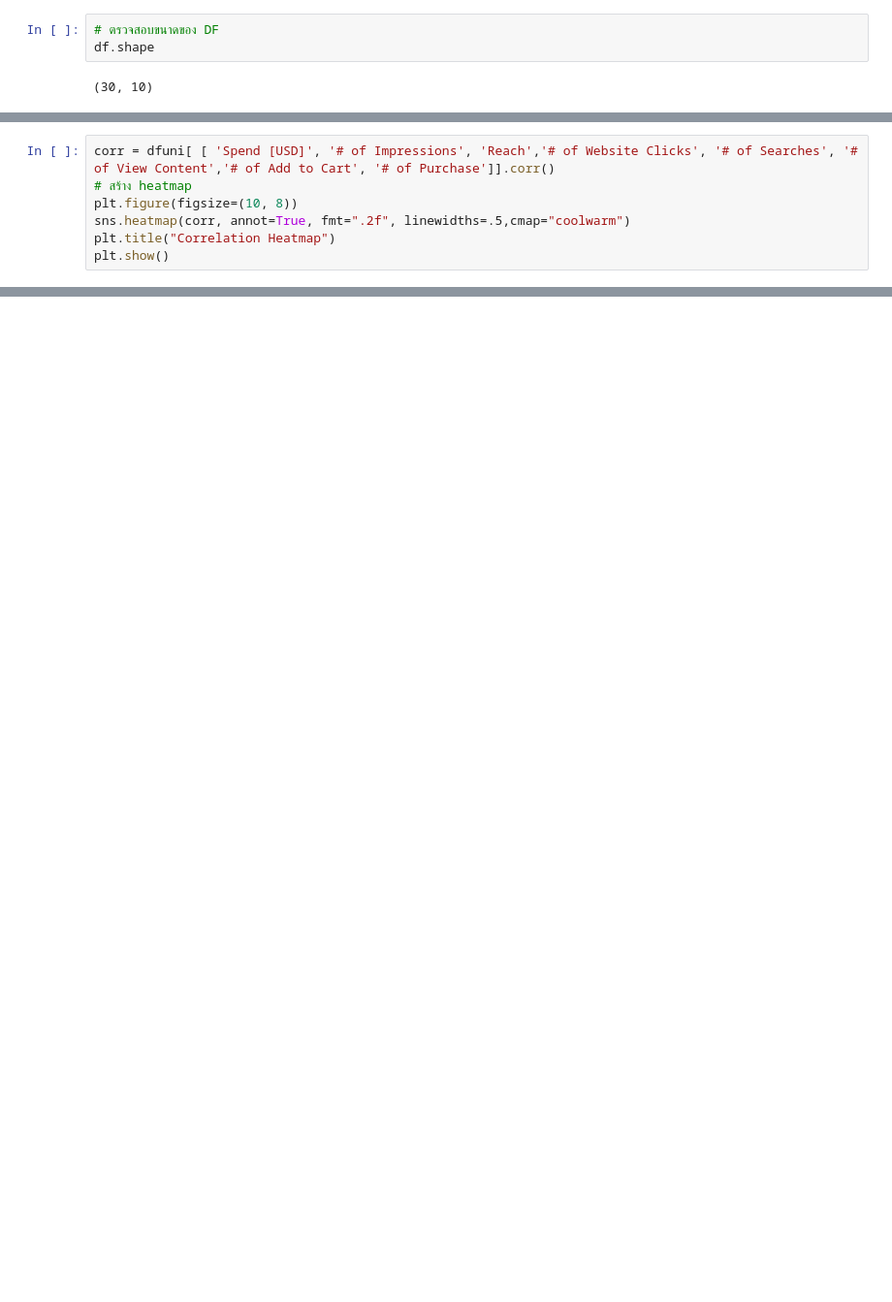
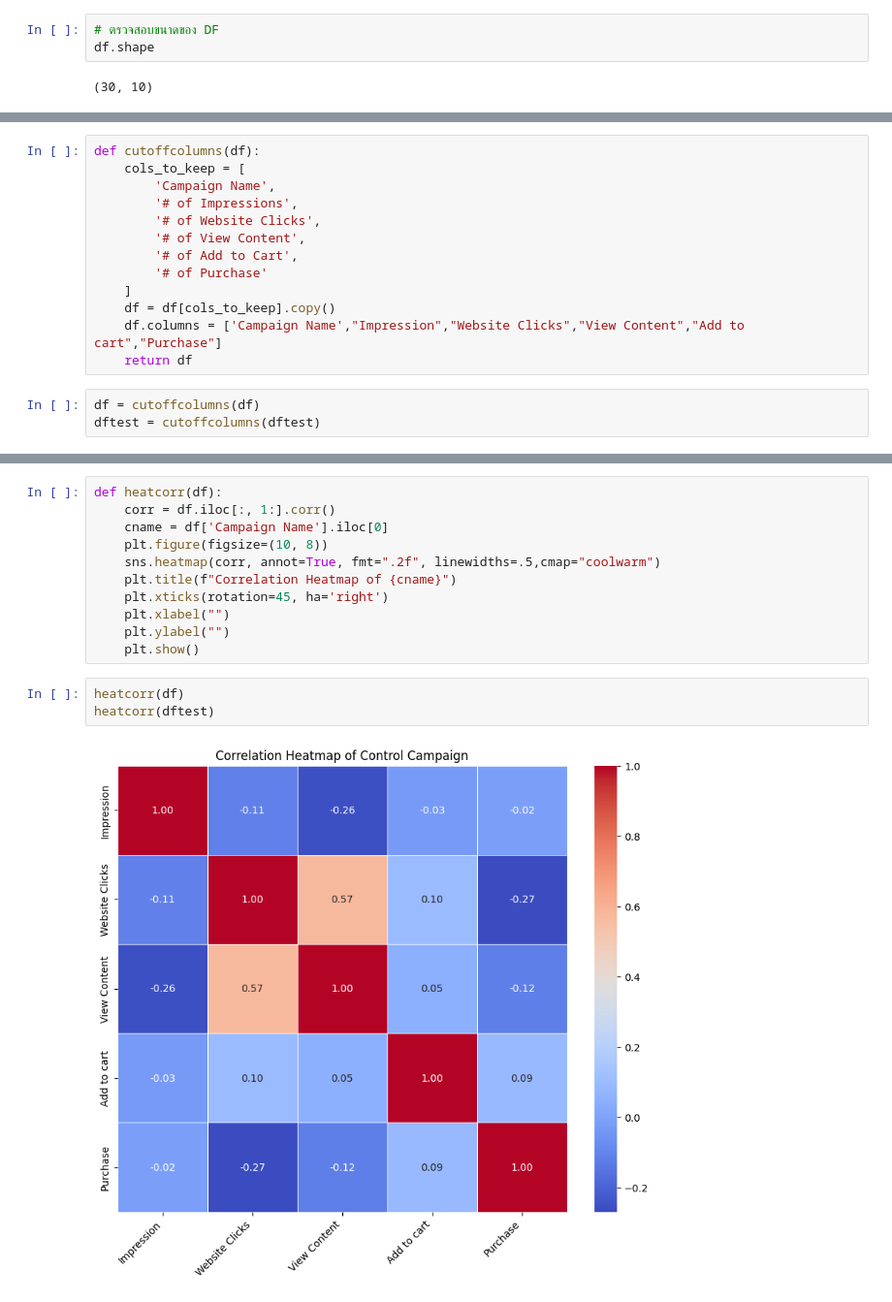
Before and after one commit to KitakanWiset/A-B-testing, a Jupyter notebook: ABtesting.ipynb, the cells around one changed output, grey strips where cells are left out. Shown: that part at 97% size. Saved outputs shown, nothing was run; the diff lists cells and outputs as text; blank space fills up the shorter version.

```diff
--- a/ABtesting.ipynb
+++ b/ABtesting.ipynb
@@ -136,0 +97,16 @@ dtype: object
+# %%
+def cutoffcolumns(df):
+    cols_to_keep = [
+        'Campaign Name',
+        '# of Impressions',
+        '# of Website Clicks',
+        '# of View Content',
+        '# of Add to Cart',
+        '# of Purchase'
+    ]
+    df = df[cols_to_keep].copy()
+    df.columns = ['Campaign Name',"Impression","Website Clicks","View Content","Add to cart","Purchase"]
+    return df
+# %%
+df = cutoffcolumns(df)
+dftest = cutoffcolumns(dftest)
@@ -139,7 +172,0 @@ dtype: object
-# %%
-corr = dfuni[ [ 'Spend [USD]', '# of Impressions', 'Reach','# of Website Clicks', '# of Searches', '# of View Content','# of Add to Cart', '# of Purchase']].corr()
-# สร้าง heatmap
-plt.figure(figsize=(10, 8))
-sns.heatmap(corr, annot=True, fmt=".2f", linewidths=.5,cmap="coolwarm")
-plt.title("Correlation Heatmap")
-plt.show()
@@ -181,0 +173,16 @@ for a in ['Spend [USD]','# of Impressions','Reach','# of Website Clicks','# of S
+# %%
+def heatcorr(df):
+    corr = df.iloc[:, 1:].corr()
+    cname = df['Campaign Name'].iloc[0]
+    plt.figure(figsize=(10, 8))
+    sns.heatmap(corr, annot=True, fmt=".2f", linewidths=.5,cmap="coolwarm")
+    plt.title(f"Correlation Heatmap of {cname}")
+    plt.xticks(rotation=45, ha='right')
+    plt.xlabel("")
+    plt.ylabel("")
+    plt.show()
+# %%
+heatcorr(df)
+heatcorr(dftest)
+# %% [output]
+[figure, added]
```
Also changed, not shown: parts of 41 cells of this notebook, 1 other file.
